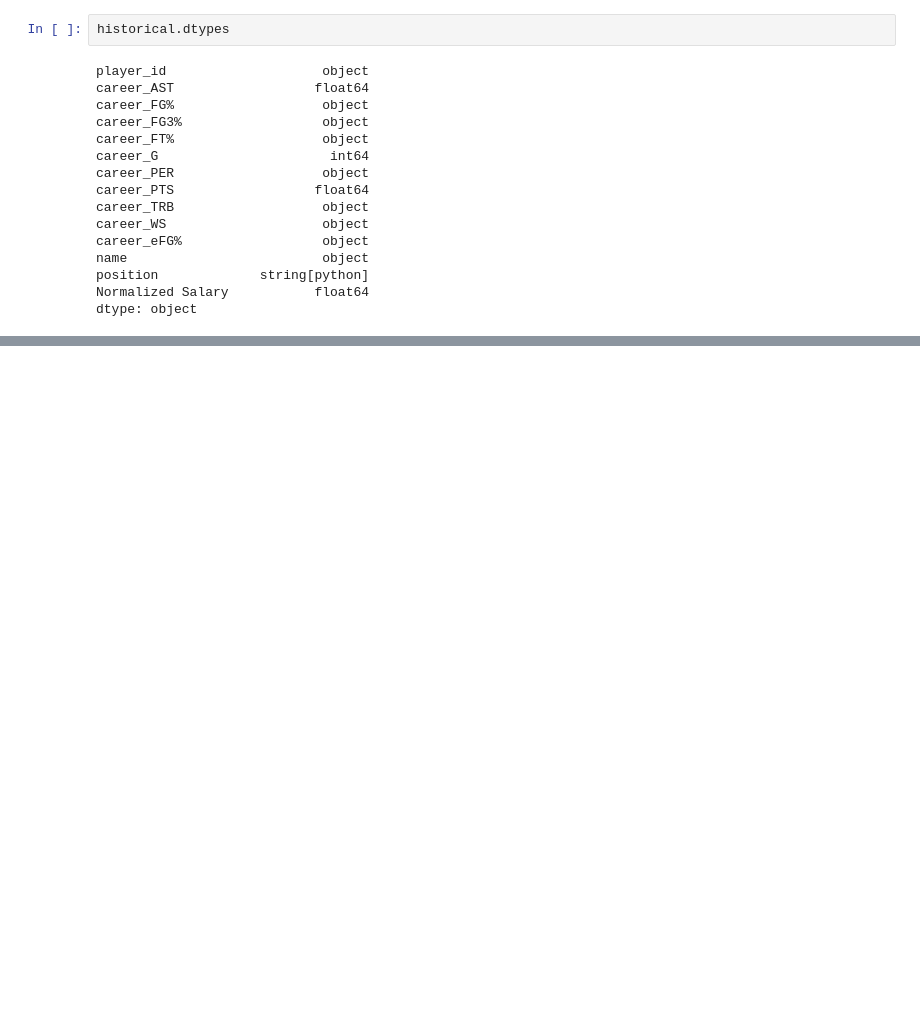
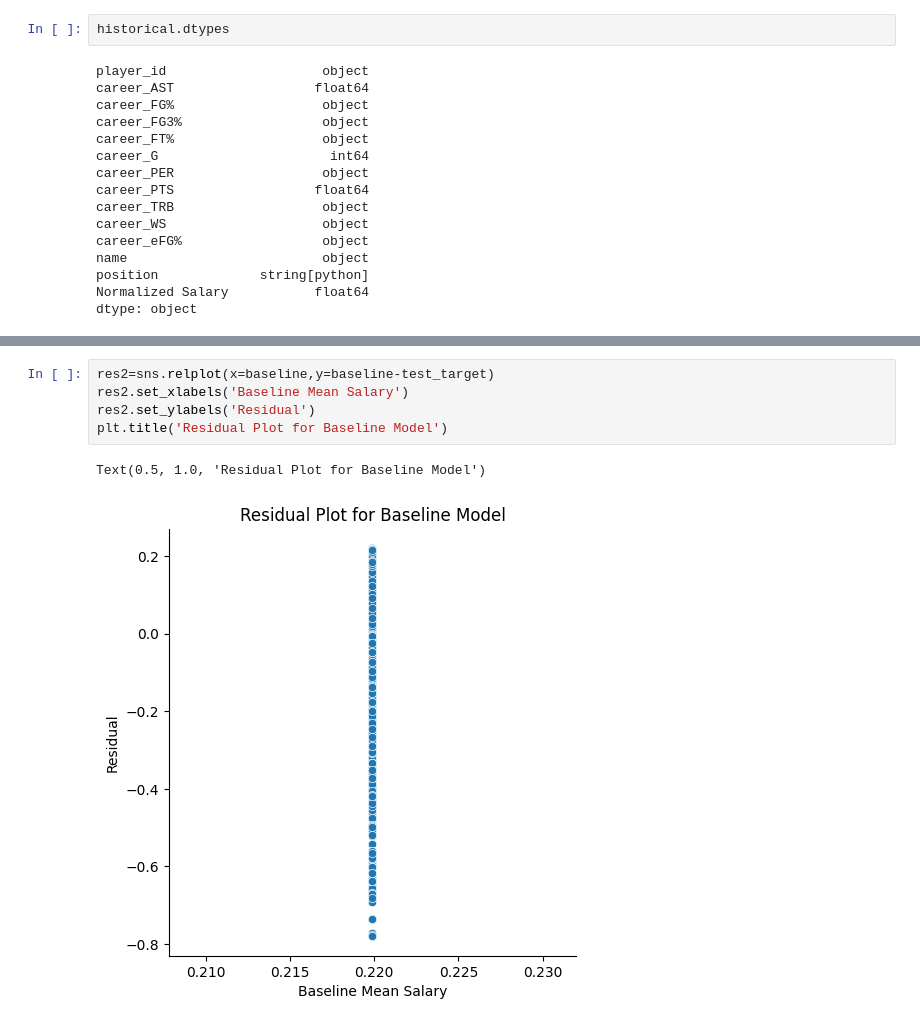
Before and after one commit to stephaanieyou/216project, a Jupyter notebook: performance.ipynb, the cells around one changed output, grey strips where cells are left out. Cells and saved outputs as stored; diff of their text form; blank space fills up the shorter version.

```diff
--- a/performance.ipynb
+++ b/performance.ipynb
@@ -181,0 +229,8 @@ historical
+# %%
+res2=sns.relplot(x=baseline,y=baseline-test_target)
+res2.set_xlabels('Baseline Mean Salary')
+res2.set_ylabels('Residual')
+plt.title('Residual Plot for Baseline Model')
+# %% [output]
+Text(0.5, 1.0, 'Residual Plot for Baseline Model')
+[figure, added]
```
Also changed, not shown: parts of 5 cells of this notebook.
